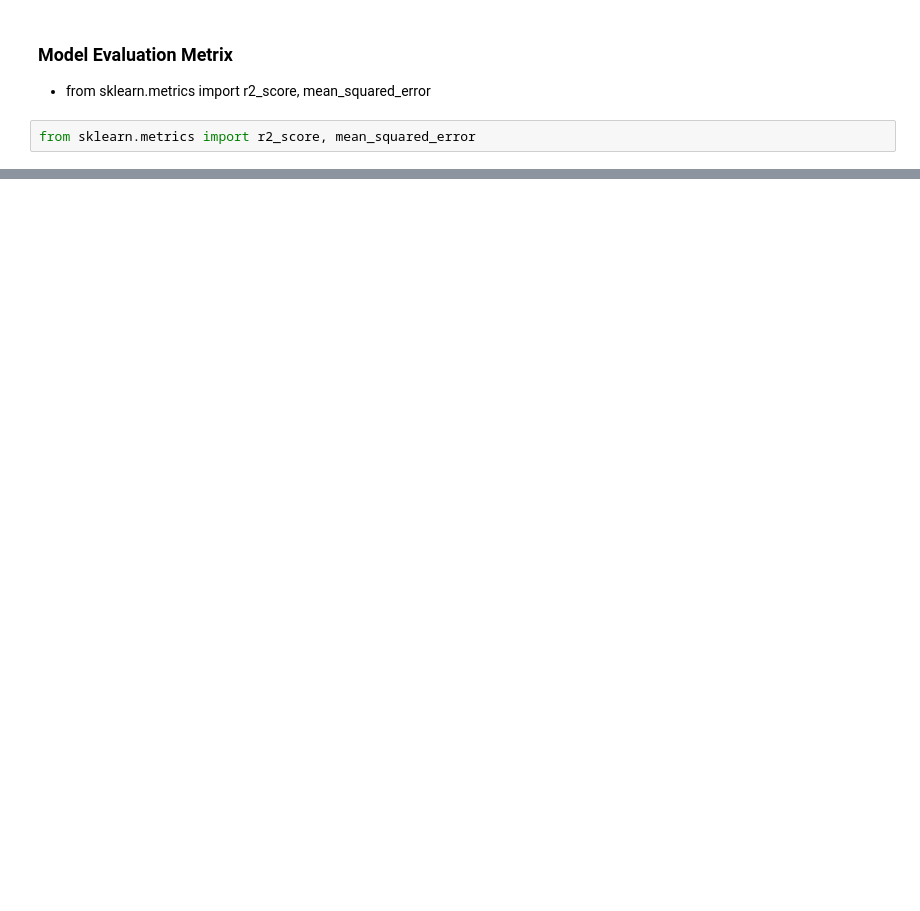
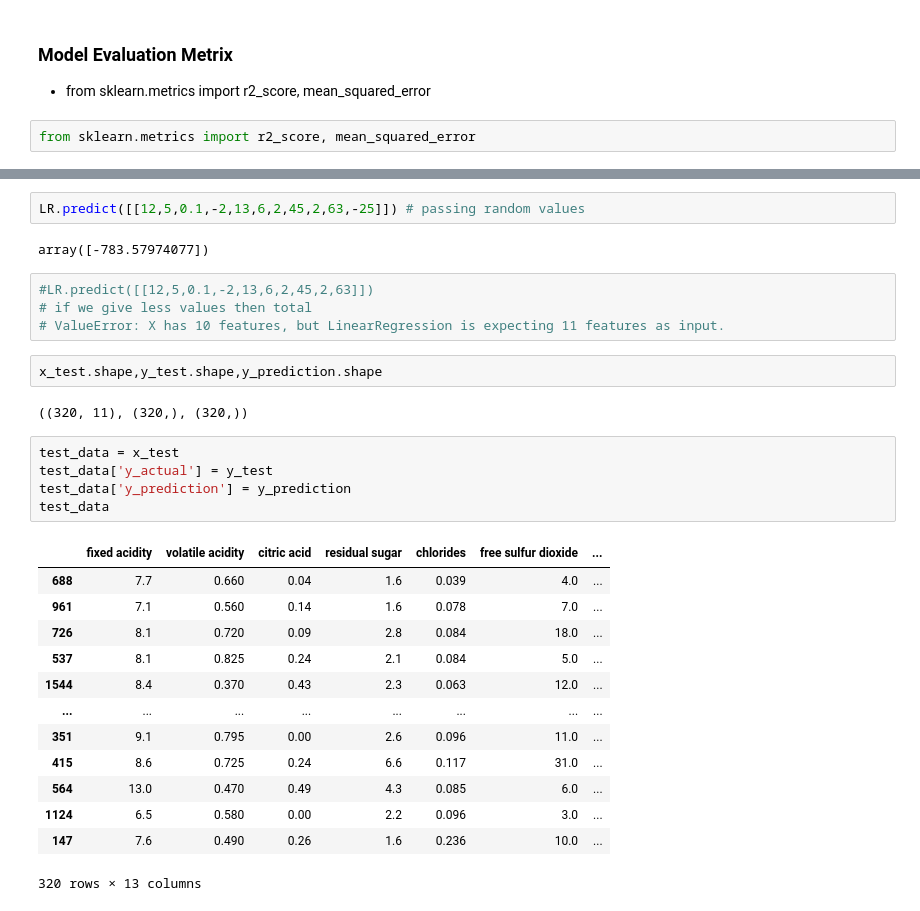
Before and after one commit to Sahilkhan-34/Machine-Learning, a Jupyter notebook: Linear Regression/class_room_LR.ipynb, the cells around one changed output, grey strips where cells are left out. Drawn from its saved outputs; the diff is of its cells as text; blank space fills up the shorter version.

```diff
--- a/Linear Regression/class_room_LR.ipynb
+++ b/Linear Regression/class_room_LR.ipynb
@@ -209,0 +246,31 @@ RMSE = np.sqrt(MSE)
+# %%
+LR.predict([[12,5,0.1,-2,13,6,2,45,2,63,-25]]) # passing random values
+# %% [output]
+array([-783.57974077])
+# %%
+#LR.predict([[12,5,0.1,-2,13,6,2,45,2,63]])
+# if we give less values then total
+# ValueError: X has 10 features, but LinearRegression is expecting 11 features as input.
+# %%
+x_test.shape,y_test.shape,y_prediction.shape
+# %% [output]
+((320, 11), (320,), (320,))
+# %%
+test_data = x_test
+test_data['y_actual'] = y_test
+test_data['y_prediction'] = y_prediction
+test_data
+# %% [output]
+|  | fixed acidity | volatile acidity | citric acid | residual sugar | chlorides | free sulfur dioxide | ... |
+| 688 | 7.7 | 0.660 | 0.04 | 1.6 | 0.039 | 4.0 | ... |
+| 961 | 7.1 | 0.560 | 0.14 | 1.6 | 0.078 | 7.0 | ... |
+| 726 | 8.1 | 0.720 | 0.09 | 2.8 | 0.084 | 18.0 | ... |
+| 537 | 8.1 | 0.825 | 0.24 | 2.1 | 0.084 | 5.0 | ... |
+| 1544 | 8.4 | 0.370 | 0.43 | 2.3 | 0.063 | 12.0 | ... |
+| ... | ... | ... | ... | ... | ... | ... | ... |
+| 351 | 9.1 | 0.795 | 0.00 | 2.6 | 0.096 | 11.0 | ... |
+| 415 | 8.6 | 0.725 | 0.24 | 6.6 | 0.117 | 31.0 | ... |
+| 564 | 13.0 | 0.470 | 0.49 | 4.3 | 0.085 | 6.0 | ... |
+| 1124 | 6.5 | 0.580 | 0.00 | 2.2 | 0.096 | 3.0 | ... |
+| 147 | 7.6 | 0.490 | 0.26 | 1.6 | 0.236 | 10.0 | ... |
+320 rows × 13 columns
```
Also changed, not shown: parts of 25 cells of this notebook, 1 other file.
